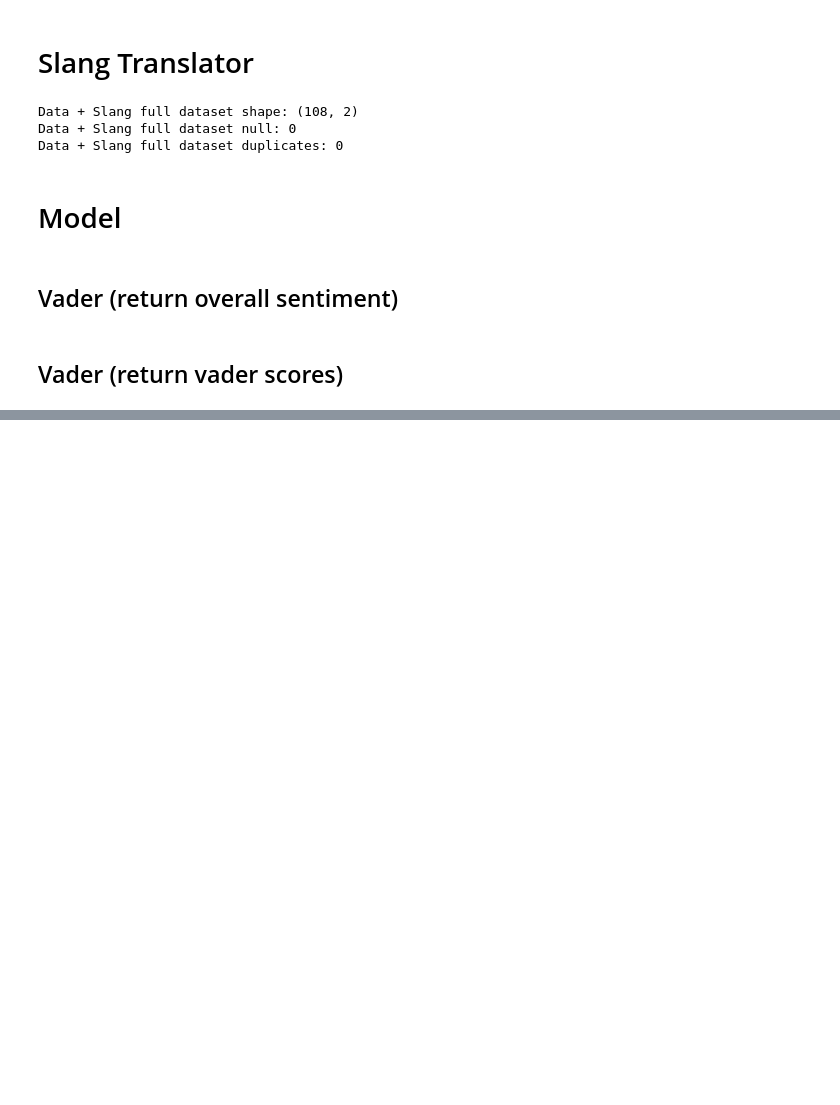
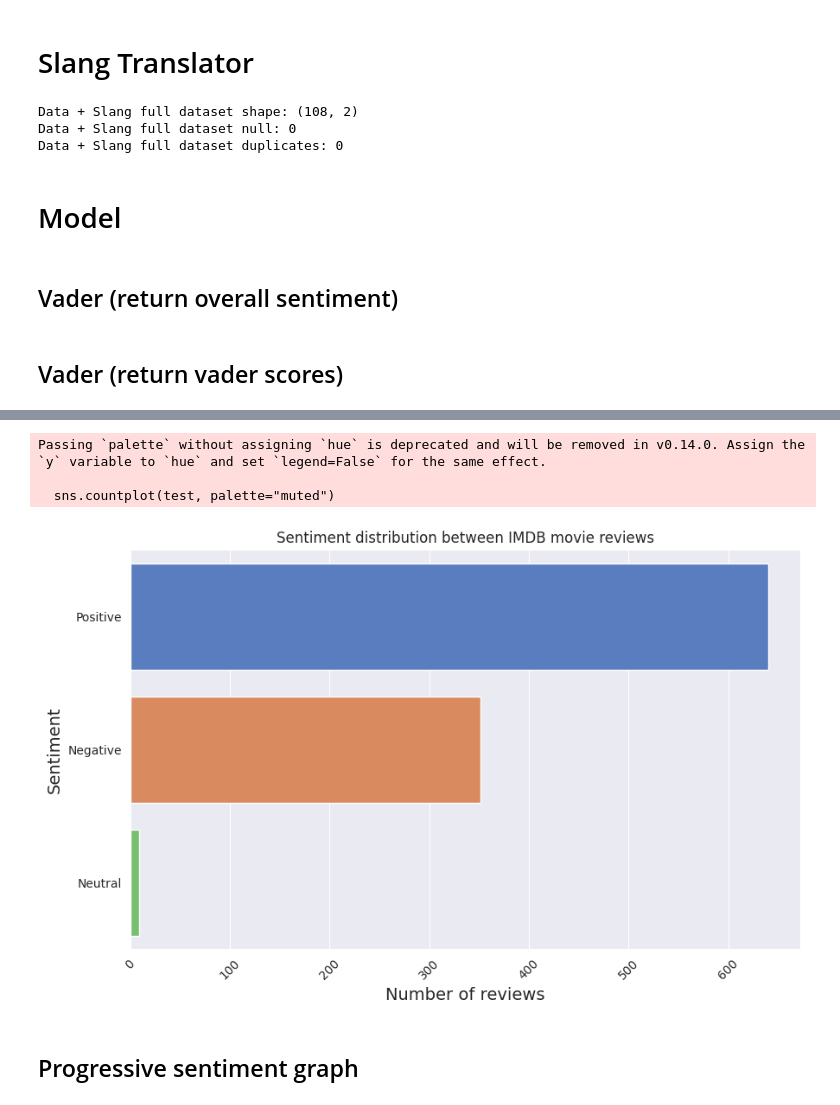
Before and after one commit to brvsf/live-sentiment-tracker, a Jupyter notebook: notebooks/sentiment-tracker.ipynb, the cells around one changed output, grey strips where cells are left out. Saved outputs shown, nothing was run; the diff lists cells and outputs as text; code cells hidden in the pictures; blank space fills up the shorter version.

```diff
--- a/notebooks/sentiment-tracker.ipynb
+++ b/notebooks/sentiment-tracker.ipynb
@@ -135,0 +191,10 @@ def vader_scores(sentence):
+# %%
+imdb = pd.read_csv(os.path.join(parent_directory,'..','..' ,'live-sentiment-tracker', 'data_raw','IMDB Dataset.csv'))
+# %%
+imdb = imdb['review']
+# %%
+imdb1000 = imdb.sample(1000)
+# %%
+test = []
+for tweet in imdb1000.sample(1000):
+    test.append(vader(tweet)[25:-2])
@@ -135,0 +224,22 @@ def vader_scores(sentence):
+# %%
+sns.set_style("darkgrid")
+
+plt.figure(figsize=(10,6))
+
+sns.countplot(test, palette="muted")
+
+plt.title("Sentiment distribution between IMDB movie reviews")
+
+plt.xlabel("Number of reviews", fontsize=14)
+plt.ylabel("Sentiment", fontsize=14)
+
+plt.xticks(rotation=45)
+
+plt.show()
+# %% [output]
+Passing `palette` without assigning `hue` is deprecated and will be removed in v0.14.0. Assign the `y` variable to `hue` and set `legend=False` for the same effect.
+
+  sns.countplot(test, palette="muted")
+[figure, added]
+# %% [markdown]
+## Progressive sentiment graph
```
Also changed, not shown: parts of 22 cells of this notebook, 5 other files.
